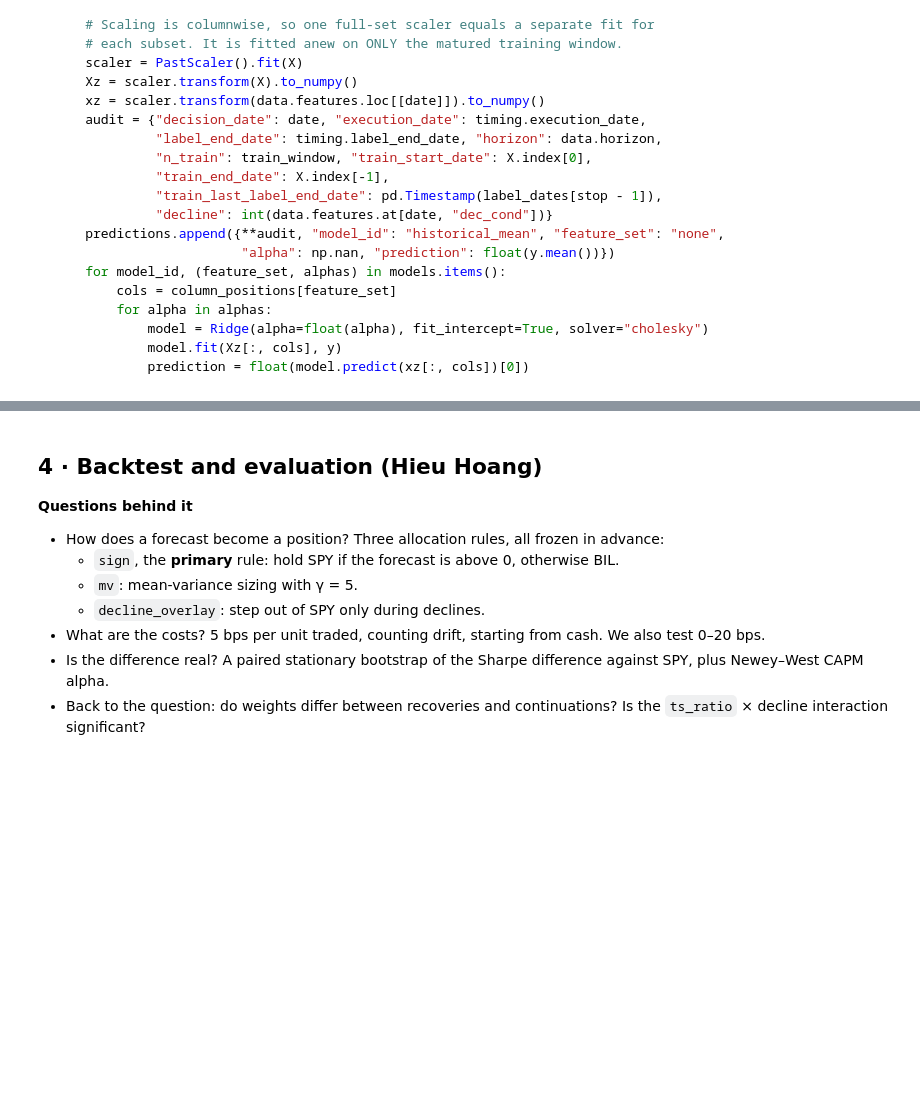
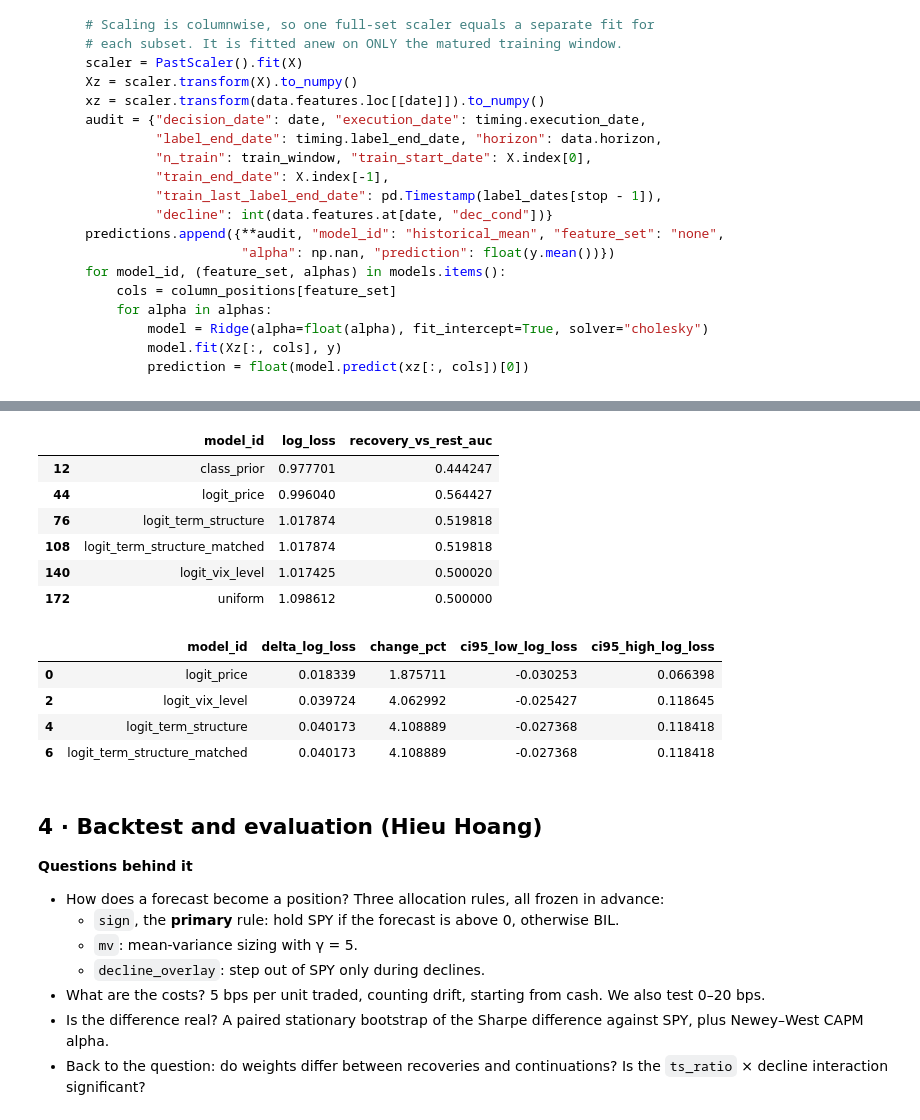
Before and after one commit to LuweiChenbot/dsa5205-vol-timing, a Jupyter notebook: notebooks/end_to_end.ipynb, the cells around one changed output, grey strips where cells are left out. Saved outputs shown, nothing was run; the diff lists cells and outputs as text; code cells hidden in the pictures; blank space fills up the shorter version.

```diff
--- a/notebooks/end_to_end.ipynb
+++ b/notebooks/end_to_end.ipynb
@@ -290,3 +319,35 @@ for date in dates:
+# %%
+# Read saved evaluations only; no fitting, calibration or penalty selection here.
+classifier_metrics = pd.read_csv("reports/recovery_evaluation/metrics.csv")
+classifier_pooled = classifier_metrics.query(
+    "period == 'evaluation' and subset == 'all_triggers' "
+    "and decision_year == 'all' and weighting == 'episode'"
+)
+display(classifier_pooled[["model_id", "log_loss", "recovery_vs_rest_auc"]].round(6))
+
+paired = pd.read_csv("reports/recovery_evaluation/paired_loss_intervals.csv")
+loss_vs_prior = paired.loc[paired.comparator == "class_prior", [
+    "model_id", "loss_difference", "loss_change_pct", "ci95_lower", "ci95_upper"
+]].rename(columns={
+    "loss_difference": "delta_log_loss",
+    "loss_change_pct": "change_pct",
+    "ci95_lower": "ci95_low_log_loss",
+    "ci95_upper": "ci95_high_log_loss",
+})
+display(loss_vs_prior.round(6))
+# %% [output]
+|  | model_id | log_loss | recovery_vs_rest_auc |
+| 12 | class_prior | 0.977701 | 0.444247 |
+| 44 | logit_price | 0.996040 | 0.564427 |
+| 76 | logit_term_structure | 1.017874 | 0.519818 |
+| 108 | logit_term_structure_matched | 1.017874 | 0.519818 |
+| 140 | logit_vix_level | 1.017425 | 0.500020 |
+| 172 | uniform | 1.098612 | 0.500000 |
+|  | model_id | delta_log_loss | change_pct | ci95_low_log_loss | ci95_high_log_loss |
+| 0 | logit_price | 0.018339 | 1.875711 | -0.030253 | 0.066398 |
+| 2 | logit_vix_level | 0.039724 | 4.062992 | -0.025427 | 0.118645 |
+| 4 | logit_term_structure | 0.040173 | 4.108889 | -0.027368 | 0.118418 |
+| 6 | logit_term_structure_matched | 0.040173 | 4.108889 | -0.027368 | 0.118418 |
 # %% [markdown]
 ## 4 · Backtest and evaluation (Hieu Hoang)
 
```
Also changed, not shown: parts of 18 cells of this notebook, 3 other files.
